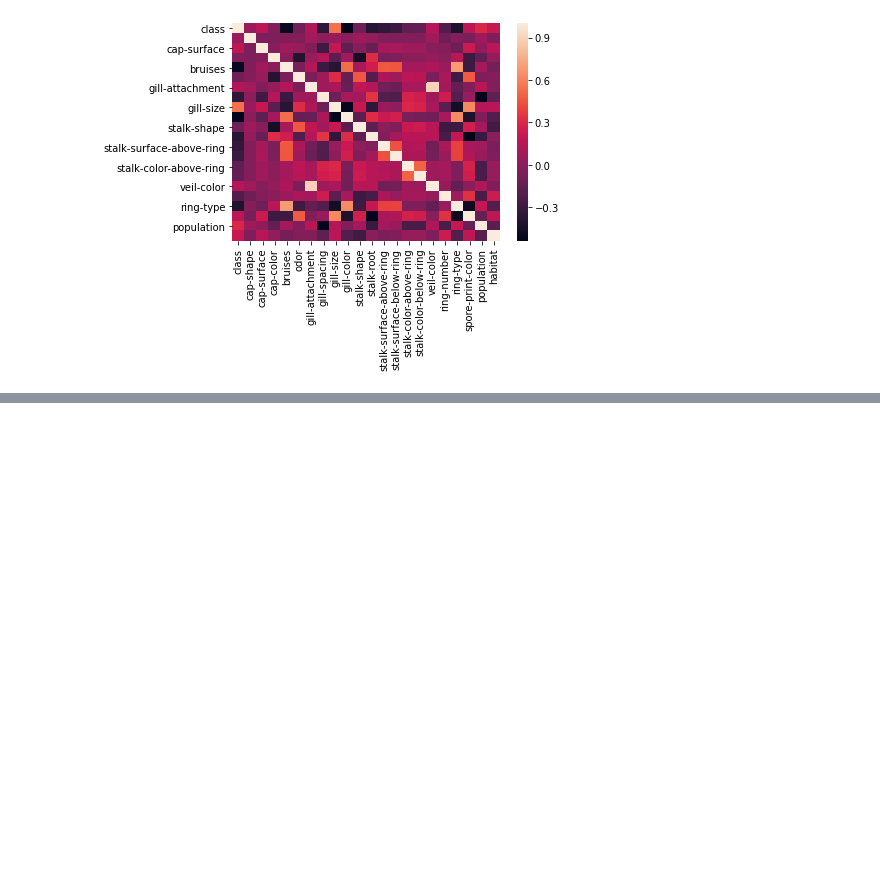
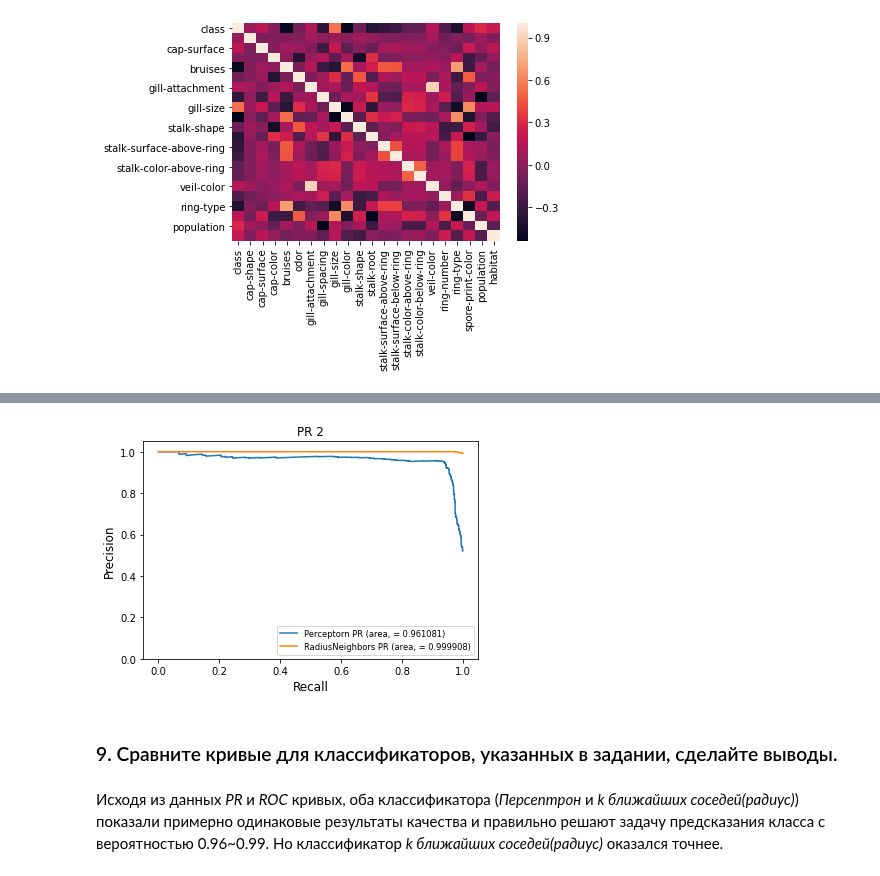
Before and after one commit to iagsav/ml_rob_nets_2020, a Jupyter notebook: ml/lab2/Skrynsky/Skrynsky_lab2.ipynb, the cells around one changed output, grey strips where cells are left out. Drawn from its saved outputs; the diff is of its cells as text; code cells hidden in the pictures; blank space fills up the shorter version.

```diff
--- a/ml/lab2/Skrynsky/Skrynsky_lab2.ipynb
+++ b/ml/lab2/Skrynsky/Skrynsky_lab2.ipynb
@@ -160,0 +192,3 @@ sns.heatmap(table_corr)
+# %%
+X_data, Y_data = mushrooms.drop(columns="class", axis=1).values, mushrooms["class"].values
+X_train, X_test, y_train, y_test = train_test_split(X_data, Y_data, test_size=.3)
@@ -160,0 +340,20 @@ sns.heatmap(table_corr)
+# %%
+
+radnc_roc.addPr(prob_ppn, 1, 'Perceptorn', y_test)
+radnc_roc.addPr(prob_radnc, 1, 'RadiusNeighbors', y_test)
+
+
+
+plt.xlim([-0.05, 1.05])
+plt.ylim([0.0, 1.05])
+plt.xlabel('Recall', fontsize='large')
+plt.ylabel('Precision', fontsize='large')
+plt.legend(loc=4, fontsize='small')
+plt.title('PR 2')
+plt.show()
+# %% [output]
+[figure, added]
+# %% [markdown]
+ ### 9. Сравните кривые для классификаторов, указанных в задании, сделайте выводы.
+# %% [markdown]
+Исходя из данных *PR* и *ROC* кривых, оба классификатора (*Персептрон* и *k ближайших соседей(радиус)*) показали примерно одинаковые результаты качества и правильно решают задачу предсказания класса с вероятностью 0.96~0.99. Но классификатор *k ближайших соседей(радиус)* оказался точнее.
```
Also changed, not shown: parts of 17 cells of this notebook.
